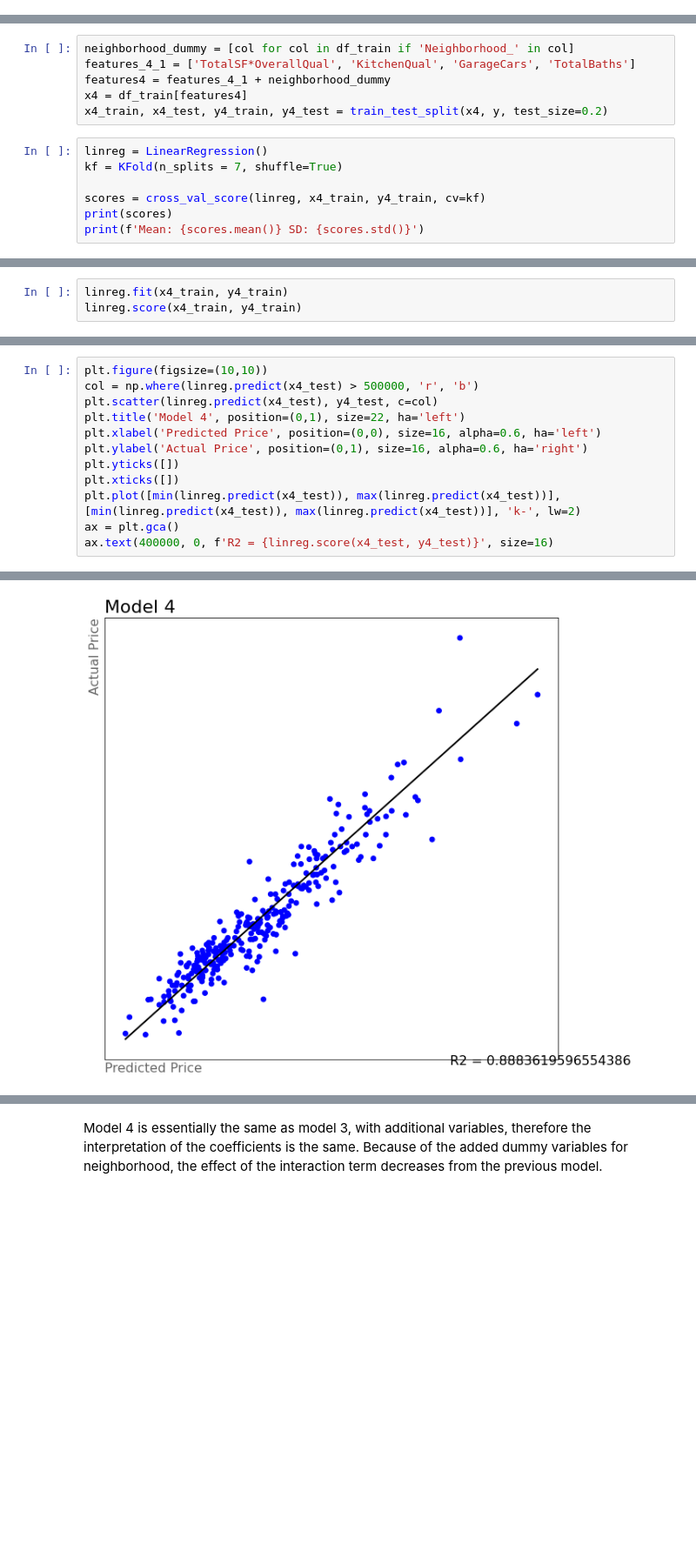
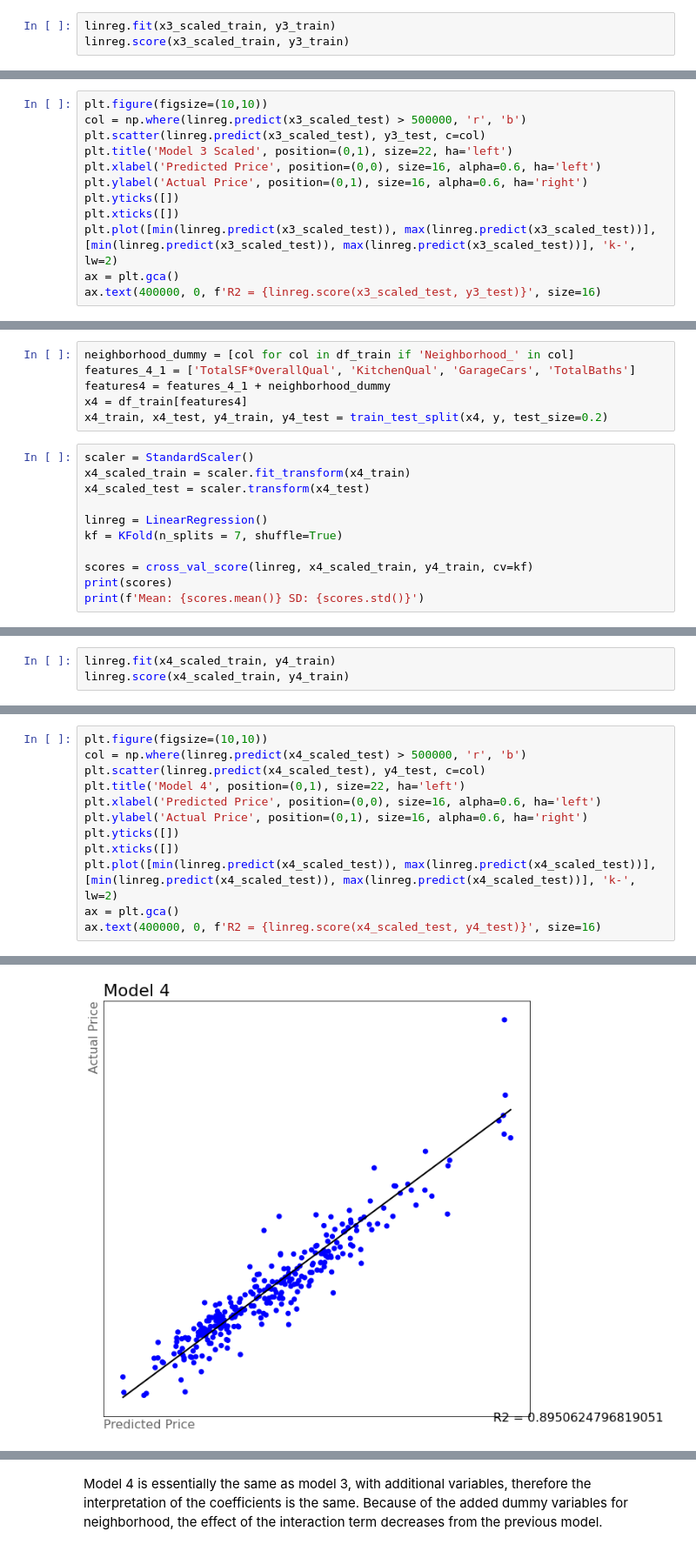
Before and after one commit to mikethisyamondol/ames_housing_price, a Jupyter notebook: Ames_IA_Housing_Prices.ipynb, the cells around one changed output, grey strips where cells are left out. Shown at 87% size. Saved outputs shown, nothing was run; the diff lists cells and outputs as text; blank space fills up the shorter version.

Commit message:
scaler

```diff
--- a/Ames_IA_Housing_Prices.ipynb
+++ b/Ames_IA_Housing_Prices.ipynb
@@ -1219,0 +1238,3 @@ Model 3 Kaggle Score: 0.17248
+# %%
+linreg.fit(x3_scaled_train, y3_train)
+linreg.score(x3_scaled_train, y3_train)
@@ -1219,0 +1247,12 @@ Model 3 Kaggle Score: 0.17248
+# %%
+plt.figure(figsize=(10,10))
+col = np.where(linreg.predict(x3_scaled_test) > 500000, 'r', 'b')
+plt.scatter(linreg.predict(x3_scaled_test), y3_test, c=col)
+plt.title('Model 3 Scaled', position=(0,1), size=22, ha='left')
+plt.xlabel('Predicted Price', position=(0,0), size=16, alpha=0.6, ha='left')
+plt.ylabel('Actual Price', position=(0,1), size=16, alpha=0.6, ha='right')
+plt.yticks([])
+plt.xticks([])
+plt.plot([min(linreg.predict(x3_scaled_test)), max(linreg.predict(x3_scaled_test))], [min(linreg.predict(x3_scaled_test)), max(linreg.predict(x3_scaled_test))], 'k-', lw=2)
+ax = plt.gca()
+ax.text(400000, 0, f'R2 = {linreg.score(x3_scaled_test, y3_test)}', size=16)
@@ -1226,10 +1302,14 @@ features4 = features_4_1 + neighborhood_dummy
 x4 = df_train[features4]
 x4_train, x4_test, y4_train, y4_test = train_test_split(x4, y, test_size=0.2)
 # %%
+scaler = StandardScaler()
+x4_scaled_train = scaler.fit_transform(x4_train)
+x4_scaled_test = scaler.transform(x4_test)
+
 linreg = LinearRegression()
 kf = KFold(n_splits = 7, shuffle=True)
 
-scores = cross_val_score(linreg, x4_train, y4_train, cv=kf)
+scores = cross_val_score(linreg, x4_scaled_train, y4_train, cv=kf)
 print(scores)
 print(f'Mean: {scores.mean()} SD: {scores.std()}')
 # %% [output]
@@ -1239,4 +1319,4 @@ Mean: 0.871987633977457 SD: 0.026286984393108597
 # %%
-linreg.fit(x4_train, y4_train)
-linreg.score(x4_train, y4_train)
+linreg.fit(x4_scaled_train, y4_train)
+linreg.score(x4_scaled_train, y4_train)
 # %% [output]
@@ -1248,13 +1328,13 @@ linreg.score(x4_test, y4_test)
 # %%
 plt.figure(figsize=(10,10))
-col = np.where(linreg.predict(x4_test) > 500000, 'r', 'b')
-plt.scatter(linreg.predict(x4_test), y4_test, c=col)
+col = np.where(linreg.predict(x4_scaled_test) > 500000, 'r', 'b')
+plt.scatter(linreg.predict(x4_scaled_test), y4_test, c=col)
 plt.title('Model 4', position=(0,1), size=22, ha='left')
 plt.xlabel('Predicted Price', position=(0,0), size=16, alpha=0.6, ha='left')
 plt.ylabel('Actual Price', position=(0,1), size=16, alpha=0.6, ha='right')
 plt.yticks([])
 plt.xticks([])
-plt.plot([min(linreg.predict(x4_test)), max(linreg.predict(x4_test))], [min(linreg.predict(x4_test)), max(linreg.predict(x4_test))], 'k-', lw=2)
+plt.plot([min(linreg.predict(x4_scaled_test)), max(linreg.predict(x4_scaled_test))], [min(linreg.predict(x4_scaled_test)), max(linreg.predict(x4_scaled_test))], 'k-', lw=2)
 ax = plt.gca()
-ax.text(400000, 0, f'R2 = {linreg.score(x4_test, y4_test)}', size=16)
+ax.text(400000, 0, f'R2 = {linreg.score(x4_scaled_test, y4_test)}', size=16)
 # %% [output]
@@ -1262,4 +1342,4 @@ Text(400000, 0, 'R2 = 0.8883619596554386')
-[figure, old version]
+[figure, new version]
 # %%
 coef4 = linreg.coef_
 header4 = x4_test.columns
```
Also changed, not shown: parts of 47 cells of this notebook.
